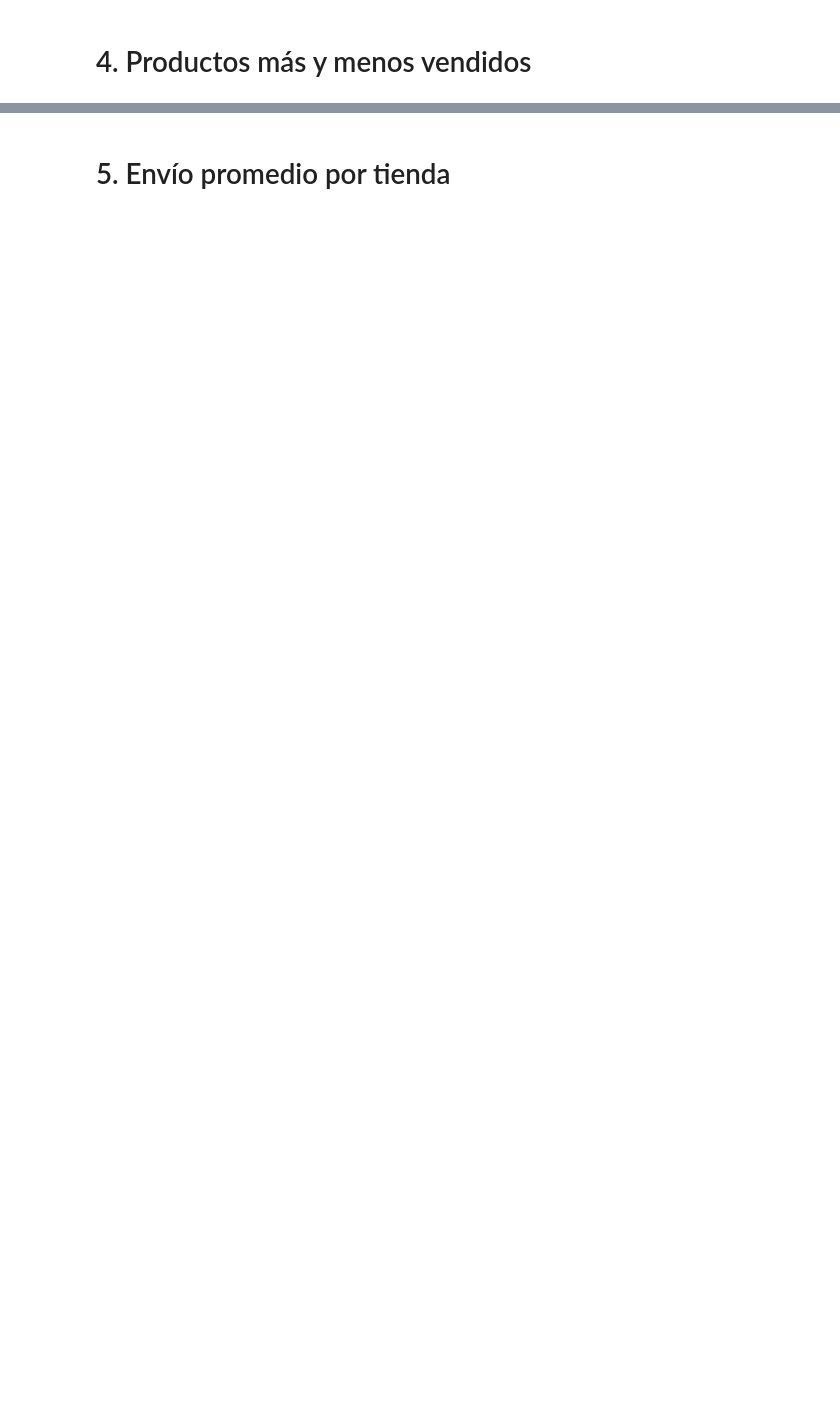
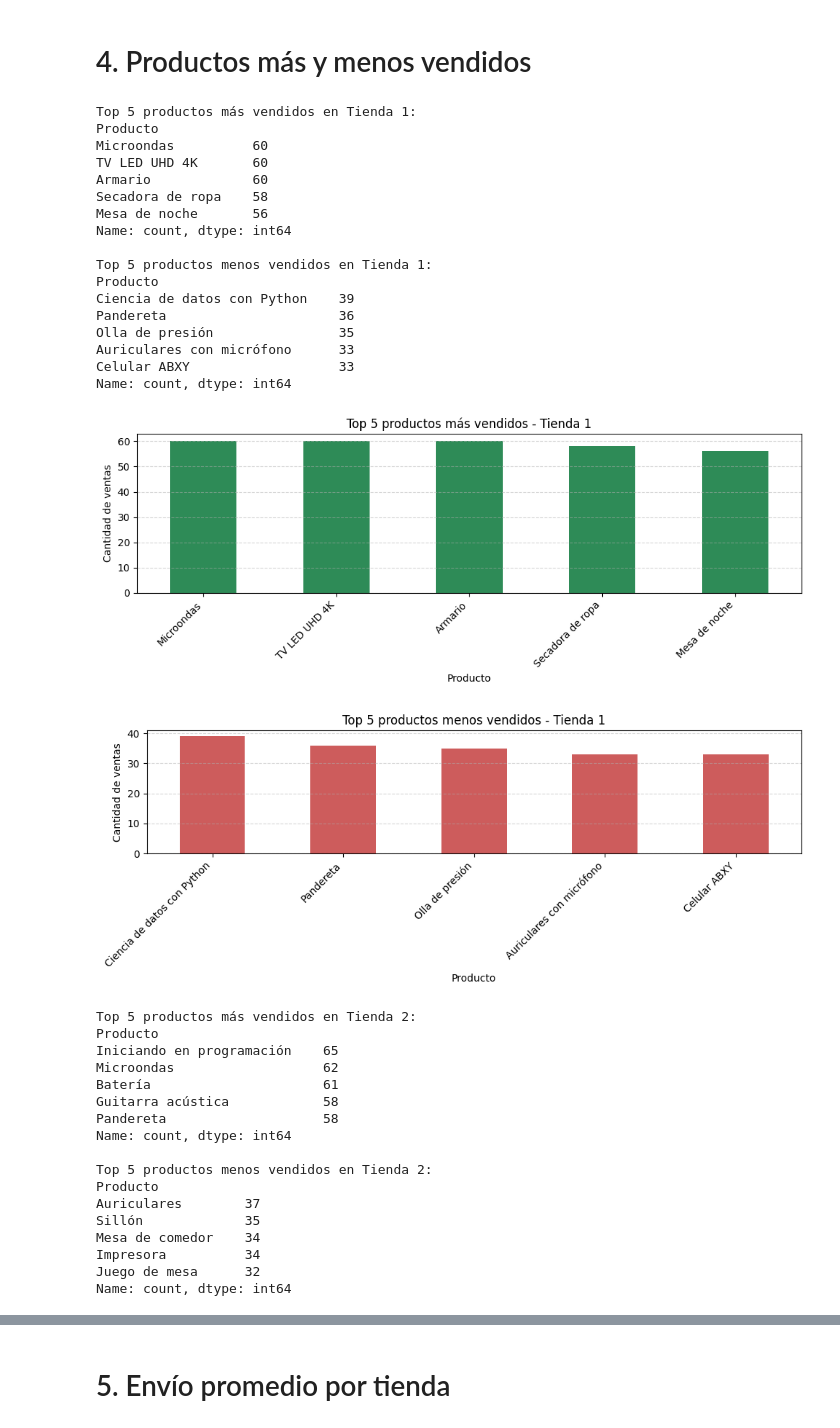
Before and after one commit to SadamTorres/Challenge_Data_Science, a Jupyter notebook: AluraStoreLatam.ipynb, the cells around one changed output, grey strips where cells are left out. Cells and saved outputs as stored; diff of their text form; code cells hidden in the pictures; blank space fills up the shorter version.

```diff
--- a/AluraStoreLatam.ipynb
+++ b/AluraStoreLatam.ipynb
@@ -47,2 +177,76 @@ El ingreso total de la tienda 4 fue de $1038375700.0
 # %% [markdown]
 # 4. Productos más y menos vendidos
+# %%
+# Función para identificar y graficar productos más y menos vendidos
+def analizar_ventas_productos(df, nombre_tienda, top_n=5):
+    conteo_productos = df['Producto'].value_counts()
+
+    # Identificar más y menos vendidos
+    mas_vendidos = conteo_productos.head(top_n)
+    menos_vendidos = conteo_productos.tail(top_n)
+
+    print(f"\nTop {top_n} productos más vendidos en {nombre_tienda}:\n{mas_vendidos}")
+    print(f"\nTop {top_n} productos menos vendidos en {nombre_tienda}:\n{menos_vendidos}")
+
+    # Gráfico de productos más vendidos
+    plt.figure(figsize=(10, 4))
+    mas_vendidos.plot(kind='bar', color='seagreen')
+    plt.title(f"Top {top_n} productos más vendidos - {nombre_tienda}")
+    plt.ylabel("Cantidad de ventas")
+    plt.xticks(rotation=45, ha='right')
+    plt.tight_layout()
+    plt.grid(axis='y', linestyle='--', alpha=0.5)
+    plt.show()
+
+    # Gráfico de productos menos vendidos
+    plt.figure(figsize=(10, 4))
+    menos_vendidos.plot(kind='bar', color='indianred')
+    plt.title(f"Top {top_n} productos menos vendidos - {nombre_tienda}")
+    plt.ylabel("Cantidad de ventas")
+    plt.xticks(rotation=45, ha='right')
+    plt.tight_layout()
+    plt.grid(axis='y', linestyle='--', alpha=0.5)
+    plt.show()
+
+# Aplicar a cada tienda
+analizar_ventas_productos(tienda1, "Tienda 1")
+analizar_ventas_productos(tienda2, "Tienda 2")
+analizar_ventas_productos(tienda3, "Tienda 3")
+analizar_ventas_productos(tienda4, "Tienda 4")
+# %% [output]
+Top 5 productos más vendidos en Tienda 1:
+Producto
+Microondas          60
+TV LED UHD 4K       60
+Armario             60
+Secadora de ropa    58
+Mesa de noche       56
+Name: count, dtype: int64
+
+Top 5 productos menos vendidos en Tienda 1:
+Producto
+Ciencia de datos con Python    39
+Pandereta                      36
+Olla de presión                35
+Auriculares con micrófono      33
+Celular ABXY                   33
+Name: count, dtype: int64
+[figure, added]
+[figure, added]
+Top 5 productos más vendidos en Tienda 2:
+Producto
+Iniciando en programación    65
+Microondas                   62
+Batería                      61
+Guitarra acústica            58
+Pandereta                    58
+Name: count, dtype: int64
+
+Top 5 productos menos vendidos en Tienda 2:
+Producto
+Auriculares        37
+Sillón             35
+Mesa de comedor    34
+Impresora          34
+Juego de mesa      32
+Name: count, dtype: int64
```
Also changed, not shown: parts of 7 cells of this notebook.
